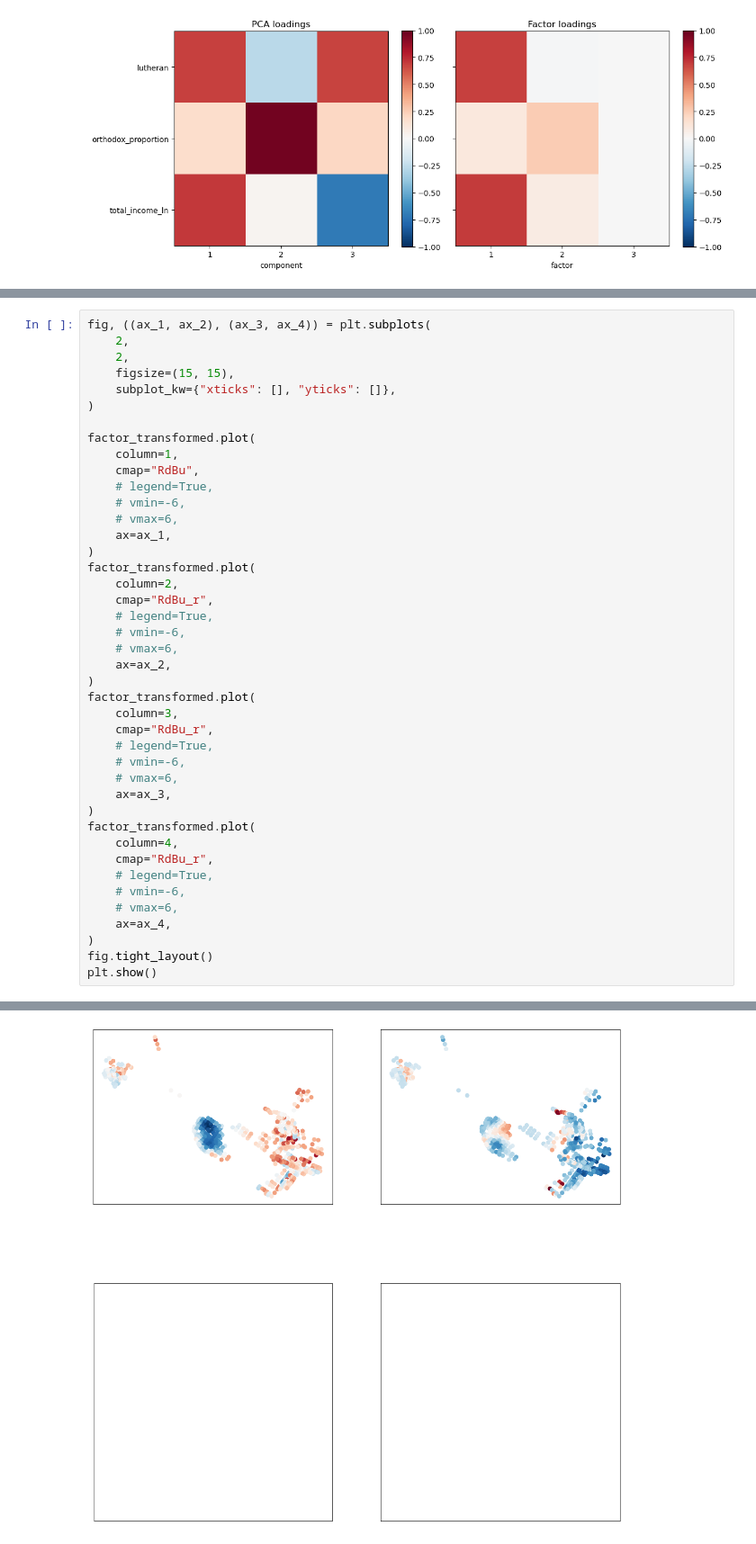
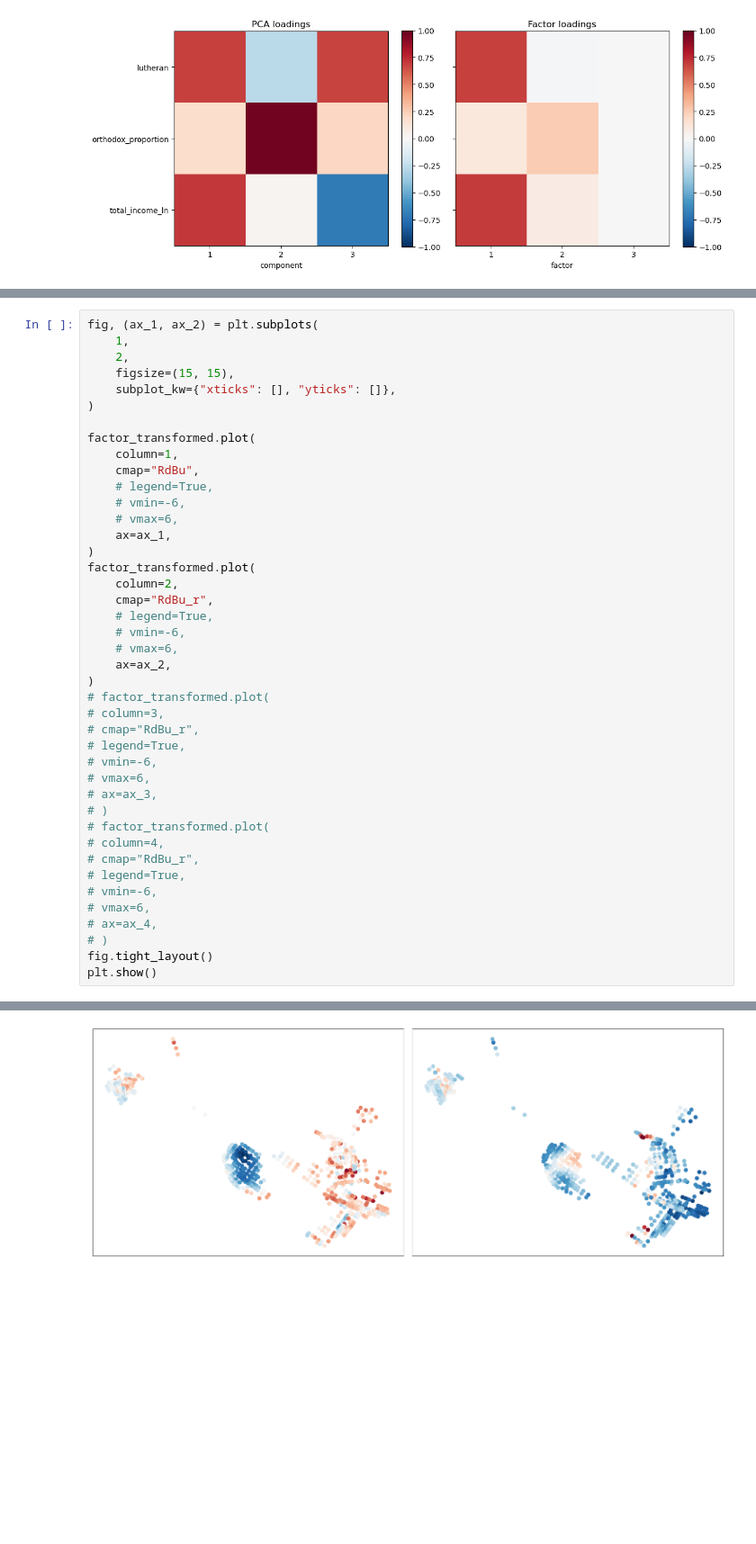
Before and after one commit to AnttiHaerkoenen/socio-ethnic_segregation, a Jupyter notebook: notebooks/pca.ipynb, the cells around one changed output, grey strips where cells are left out. Shown at 90% size. Drawn from its saved outputs; the diff is of its cells as text; blank space fills up the shorter version.

```diff
--- a/notebooks/pca.ipynb
+++ b/notebooks/pca.ipynb
@@ -121,6 +116,6 @@ LinAlgError: singular matrix
 # %%
-fig, ((ax_1, ax_2), (ax_3, ax_4)) = plt.subplots(
-    2,
+fig, (ax_1, ax_2) = plt.subplots(
+    1,
     2,
     figsize=(15, 15),
     subplot_kw={"xticks": [], "yticks": []},
@@ -142,22 +137,22 @@ factor_transformed.plot(
     # vmax=6,
     ax=ax_2,
 )
-factor_transformed.plot(
-    column=3,
-    cmap="RdBu_r",
-    # legend=True,
-    # vmin=-6,
-    # vmax=6,
-    ax=ax_3,
-)
-factor_transformed.plot(
-    column=4,
-    cmap="RdBu_r",
-    # legend=True,
-    # vmin=-6,
-    # vmax=6,
-    ax=ax_4,
-)
+# factor_transformed.plot(
+# column=3,
+# cmap="RdBu_r",
+# legend=True,
+# vmin=-6,
+# vmax=6,
+# ax=ax_3,
+# )
+# factor_transformed.plot(
+# column=4,
+# cmap="RdBu_r",
+# legend=True,
+# vmin=-6,
+# vmax=6,
+# ax=ax_4,
+# )
 fig.tight_layout()
 plt.show()
 # %% [output]
@@ -165 +159 @@ KeyError: 3
-[figure, old version]
+[figure, new version]
```
Also changed, not shown: parts of 2 cells of this notebook, 30 other files.
